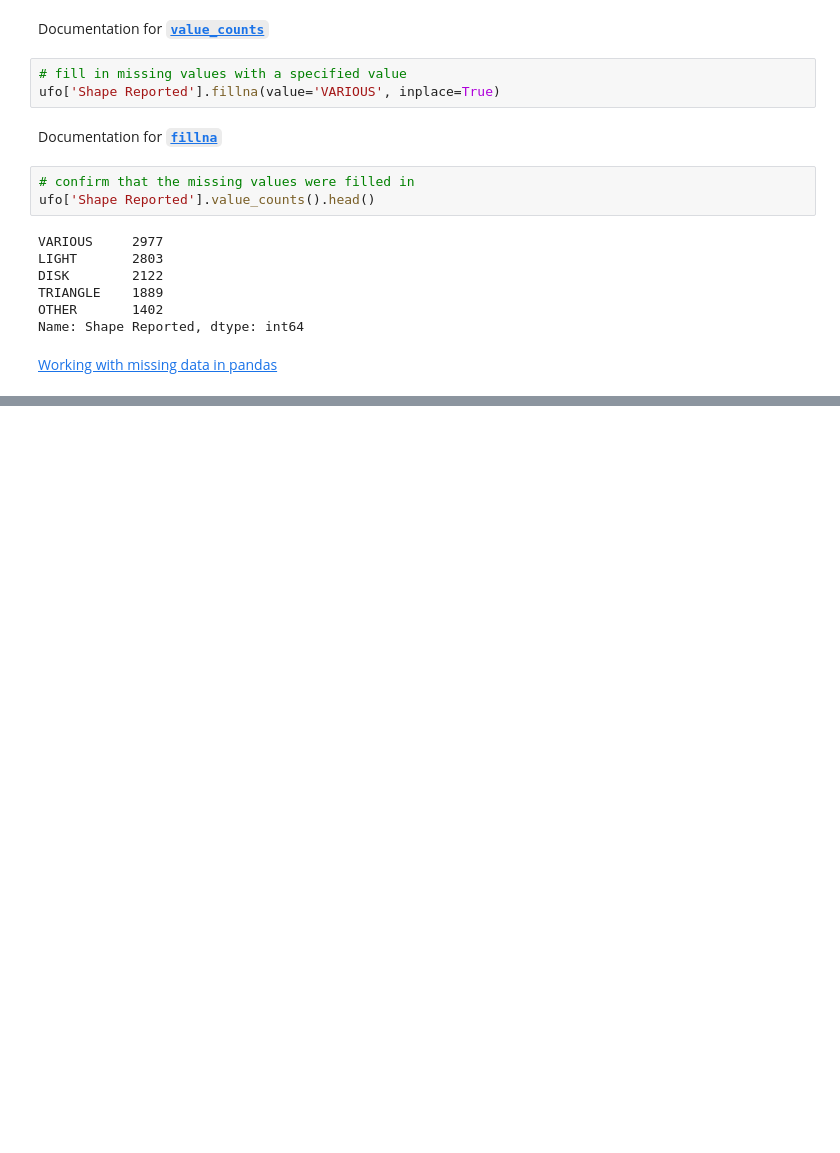
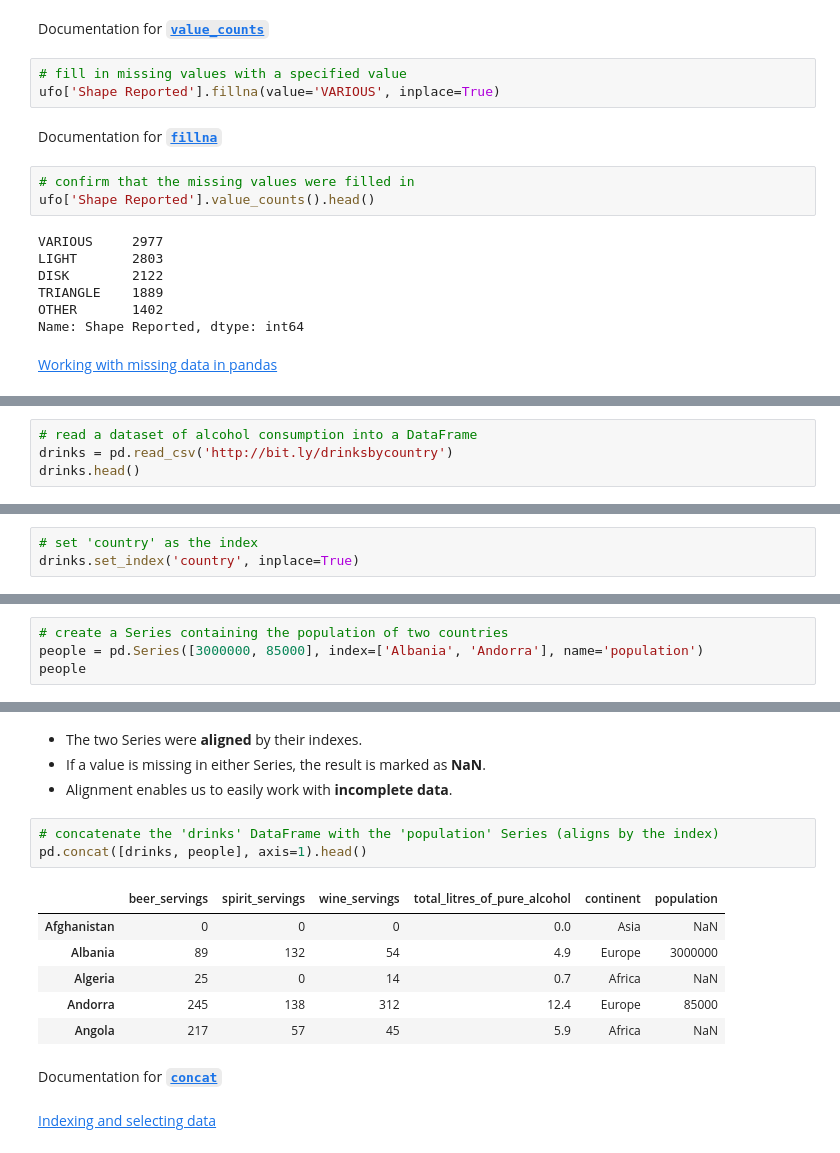
Before and after one commit to justmarkham/pandas-videos, a Jupyter notebook: pandas.ipynb, the cells around one changed output, grey strips where cells are left out. Saved outputs shown, nothing was run; the diff lists cells and outputs as text; blank space fills up the shorter version.

```diff
--- a/pandas.ipynb
+++ b/pandas.ipynb
@@ -1352,0 +1517,4 @@ Name: Shape Reported, dtype: int64
+# %%
+# read a dataset of alcohol consumption into a DataFrame
+drinks = pd.read_csv('http://bit.ly/drinksbycountry')
+drinks.head()
@@ -1352,0 +1546,3 @@ Name: Shape Reported, dtype: int64
+# %%
+# set 'country' as the index
+drinks.set_index('country', inplace=True)
@@ -1352,0 +1633,4 @@ Name: Shape Reported, dtype: int64
+# %%
+# create a Series containing the population of two countries
+people = pd.Series([3000000, 85000], index=['Albania', 'Andorra'], name='population')
+people
@@ -1352,0 +1653,18 @@ Name: Shape Reported, dtype: int64
+# %% [markdown]
+- The two Series were **aligned** by their indexes.
+- If a value is missing in either Series, the result is marked as **NaN**.
+- Alignment enables us to easily work with **incomplete data**.
+# %%
+# concatenate the 'drinks' DataFrame with the 'population' Series (aligns by the index)
+pd.concat([drinks, people], axis=1).head()
+# %% [output]
+|  | beer_servings | spirit_servings | wine_servings | total_litres_of_pure_alcohol | continent | population |
+| Afghanistan | 0 | 0 | 0 | 0.0 | Asia | NaN |
+| Albania | 89 | 132 | 54 | 4.9 | Europe | 3000000 |
+| Algeria | 25 | 0 | 14 | 0.7 | Africa | NaN |
+| Andorra | 245 | 138 | 312 | 12.4 | Europe | 85000 |
+| Angola | 217 | 57 | 45 | 5.9 | Africa | NaN |
+# %% [markdown]
+Documentation for [**`concat`**](http://pandas.pydata.org/pandas-docs/stable/generated/pandas.concat.html)
+# %% [markdown]
+[Indexing and selecting data](http://pandas.pydata.org/pandas-docs/stable/indexing.html)
```
Also changed, not shown: parts of 43 cells of this notebook, 1 other file.
